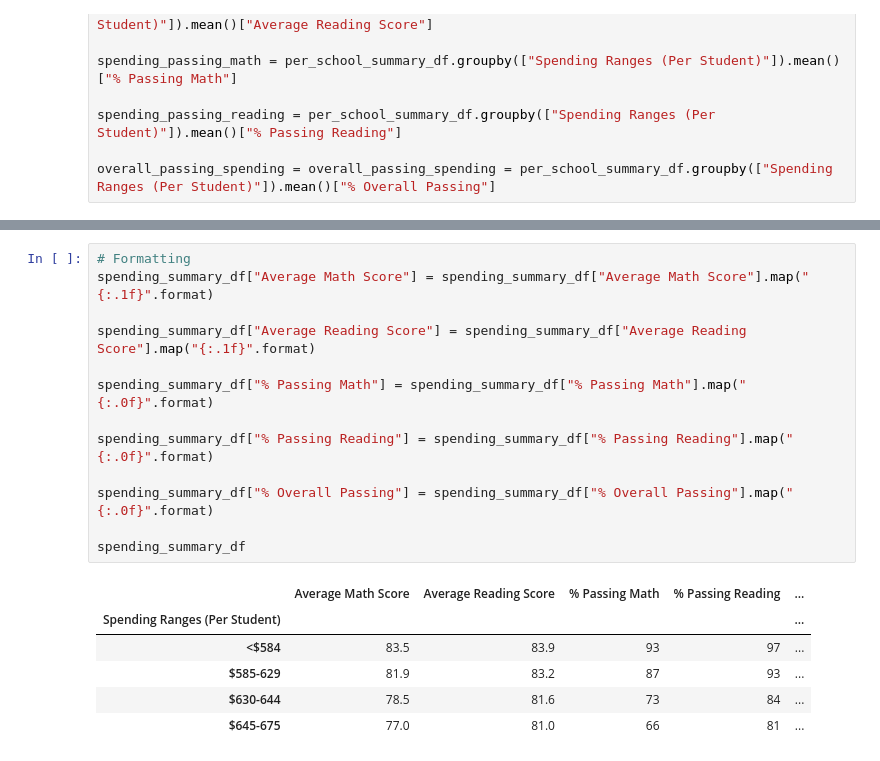
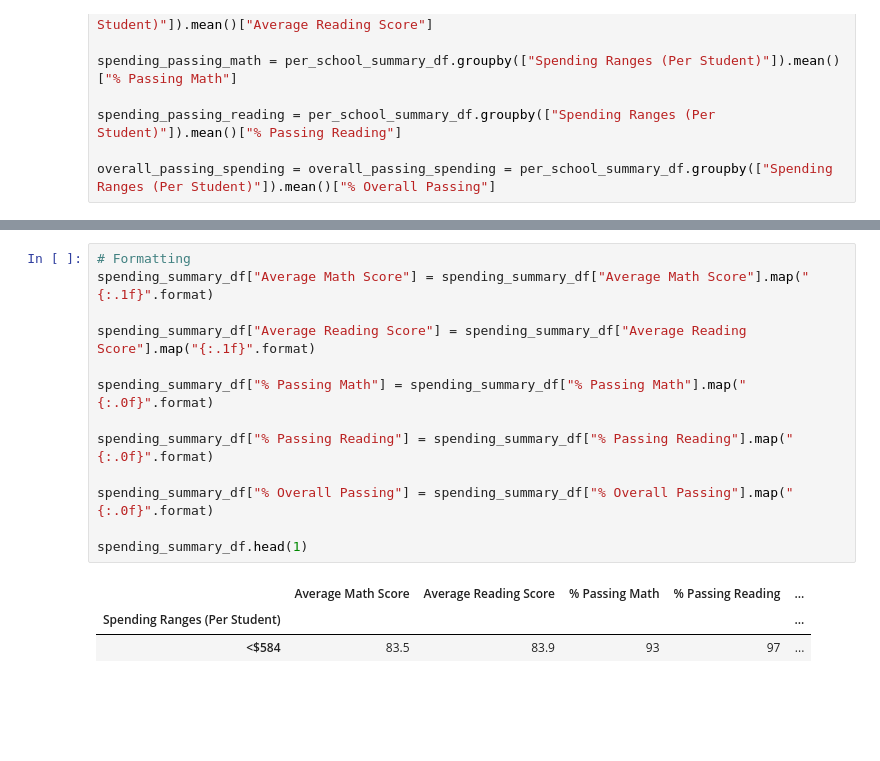
Before and after one commit to rmckinno/School_District_Analysis, a Jupyter notebook: PyCitySchools.ipynb, the cells around one changed output, grey strips where cells are left out. Saved outputs shown, nothing was run; the diff lists cells and outputs as text; blank space fills up the shorter version.

Commit message:
Trying to fix dataframe display issues.

```diff
--- a/PyCitySchools.ipynb
+++ b/PyCitySchools.ipynb
@@ -897,20 +879,17 @@ spending_summary_df
 # %%
 # Formatting
 spending_summary_df["Average Math Score"] = spending_summary_df["Average Math Score"].map("{:.1f}".format)
 
 spending_summary_df["Average Reading Score"] = spending_summary_df["Average Reading Score"].map("{:.1f}".format)
 
 spending_summary_df["% Passing Math"] = spending_summary_df["% Passing Math"].map("{:.0f}".format)
 
 spending_summary_df["% Passing Reading"] = spending_summary_df["% Passing Reading"].map("{:.0f}".format)
 
 spending_summary_df["% Overall Passing"] = spending_summary_df["% Overall Passing"].map("{:.0f}".format)
 
-spending_summary_df
+spending_summary_df.head(1)
 # %% [output]
 |  | Average Math Score | Average Reading Score | % Passing Math | % Passing Reading | ... |
 | Spending Ranges (Per Student) |  |  |  |  | ... |
 | <$584 | 83.5 | 83.9 | 93 | 97 | ... |
-| $585-629 | 81.9 | 83.2 | 87 | 93 | ... |
-| $630-644 | 78.5 | 81.6 | 73 | 84 | ... |
-| $645-675 | 77.0 | 81.0 | 66 | 81 | ... |
```
Also changed, not shown: parts of 2 cells of this notebook.
